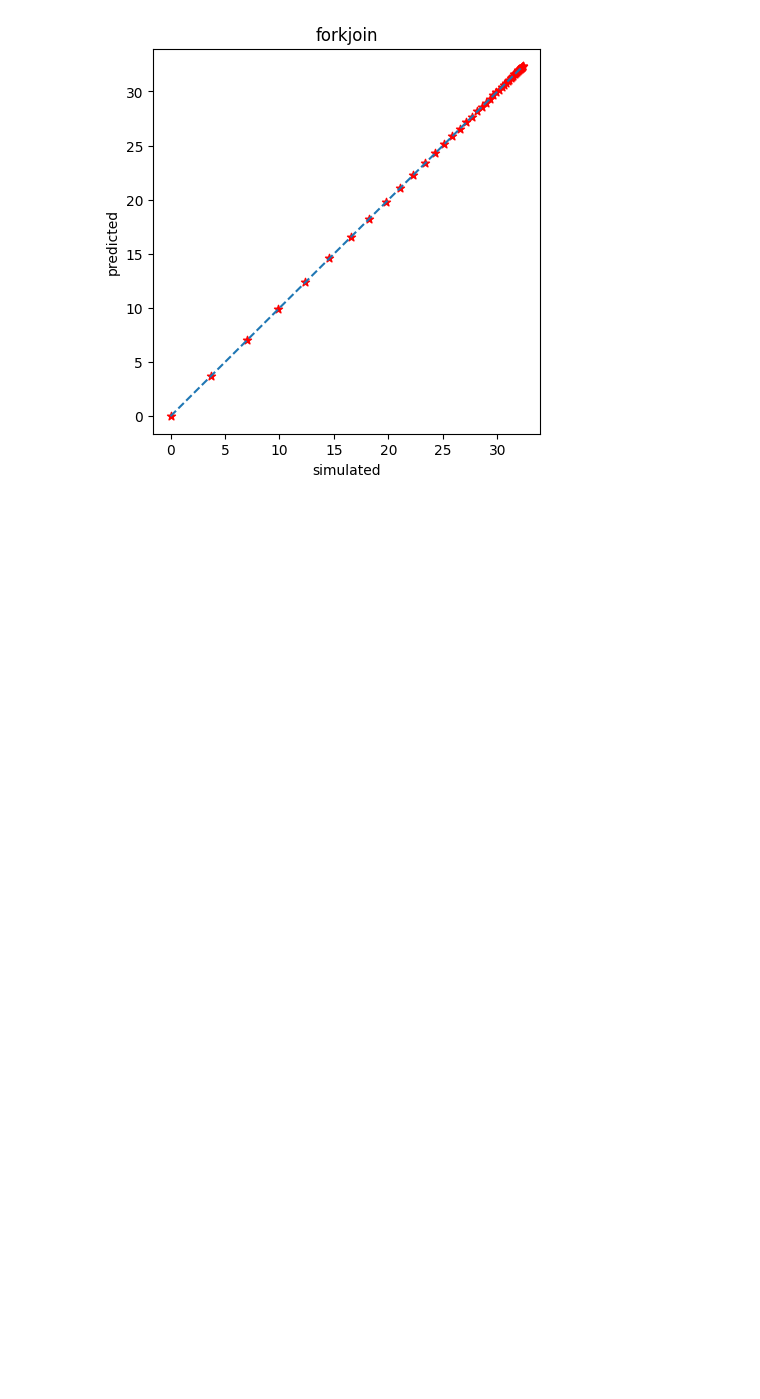
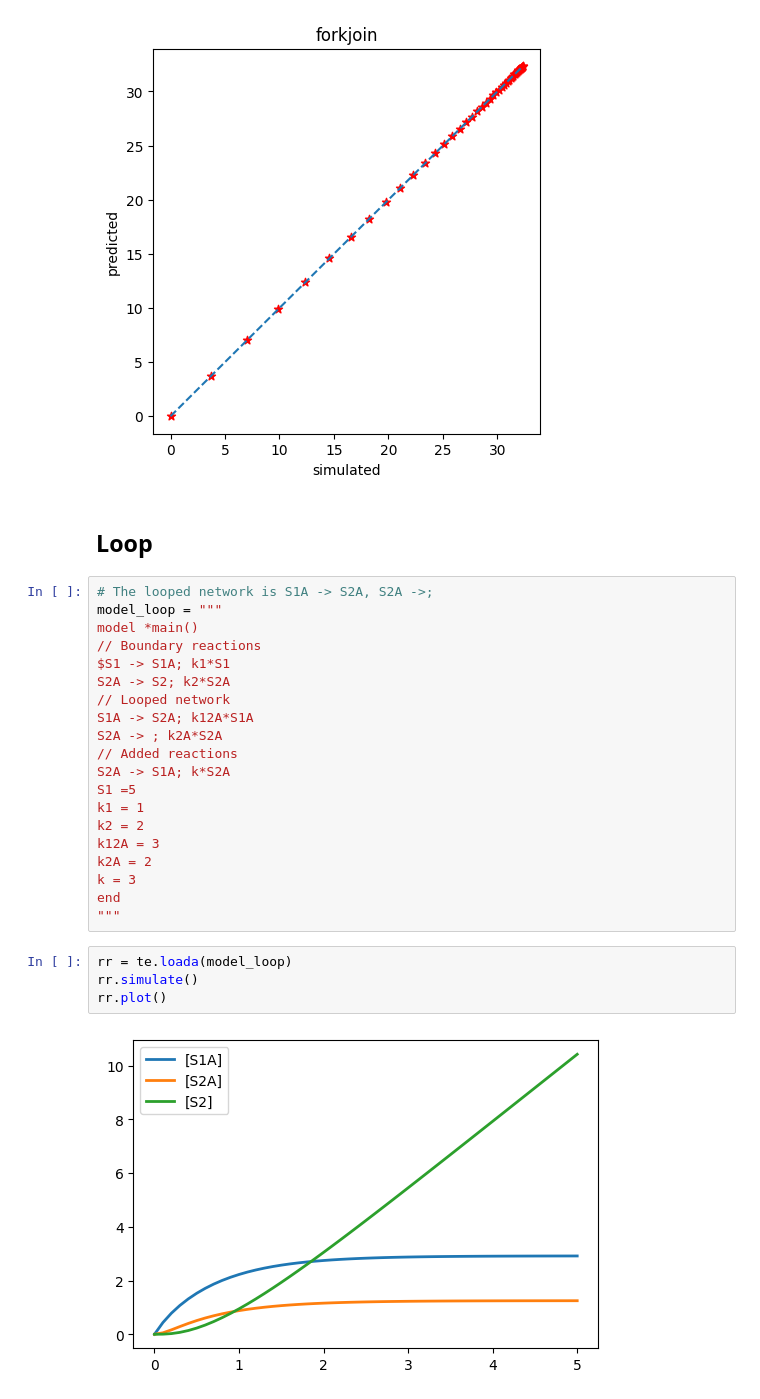
Before and after one commit to joseph-hellerstein/linear_reaction_networks, a Jupyter notebook: notebooks/Theory_Of_Approximate_Reaction_Networks.ipynb, the cells around one changed output. Saved outputs shown, nothing was run; the diff lists cells and outputs as text; blank space fills up the shorter version.

```diff
--- a/notebooks/Theory_Of_Approximate_Reaction_Networks.ipynb
+++ b/notebooks/Theory_Of_Approximate_Reaction_Networks.ipynb
@@ -334,3 +356,31 @@ tf = tf1 + tf2
 plotStep(model=model_forkjoin, tf=tf, S1=S1, k12A=k12A, k2A=k2A, k12B=k12B, k2B=k2B, title="forkjoin", figsize=(5,5), selections=["S2"])
 # %% [output]
 [figure]
+# %% [markdown]
+## Loop
+# %%
+# The looped network is S1A -> S2A, S2A ->;
+model_loop = """
+model *main()
+// Boundary reactions
+$S1 -> S1A; k1*S1
+S2A -> S2; k2*S2A
+// Looped network
+S1A -> S2A; k12A*S1A
+S2A -> ; k2A*S2A
+// Added reactions
+S2A -> S1A; k*S2A
+S1 =5
+k1 = 1
+k2 = 2
+k12A = 3
+k2A = 2
+k = 3
+end
+"""
+# %%
+rr = te.loada(model_loop)
+rr.simulate()
+rr.plot()
+# %% [output]
+[figure, added]
```
Also changed, not shown: parts of 4 cells of this notebook.
